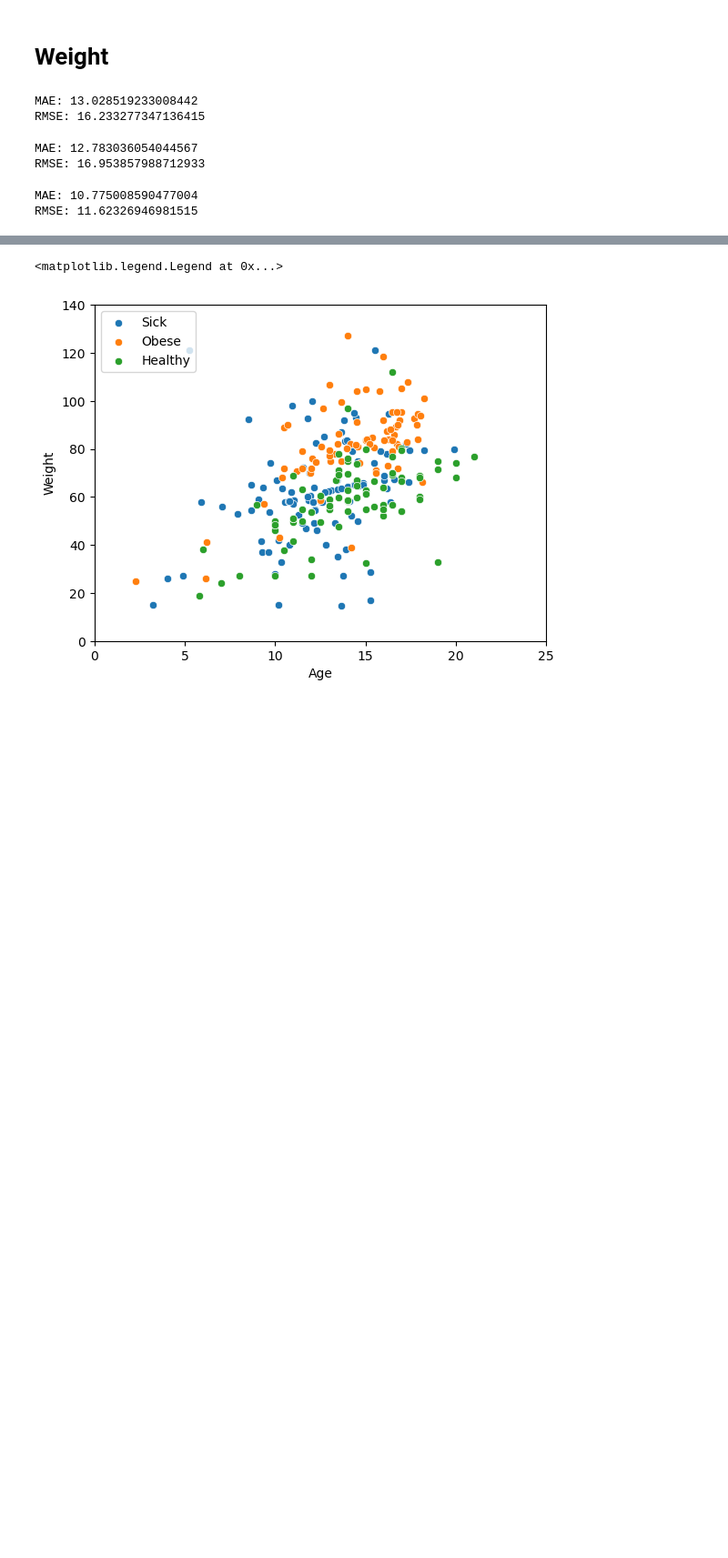
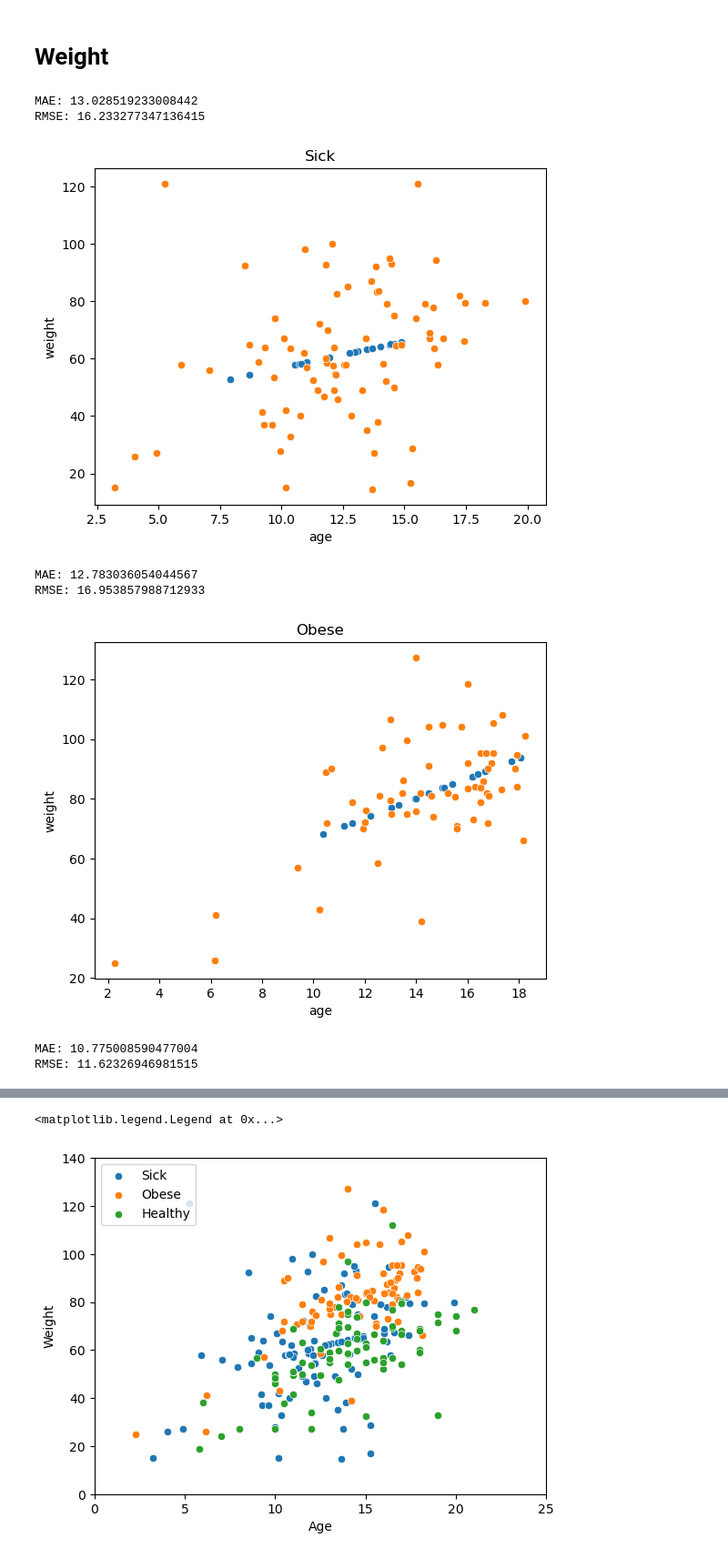
Before and after one commit to jakubpludowski/NAFLD-classifier, a Jupyter notebook: data_loader.ipynb, the cells around one changed output, grey strips where cells are left out. Shown at 91% size. Drawn from its saved outputs; the diff is of its cells as text; code cells hidden in the pictures; blank space fills up the shorter version.

```diff
--- a/data_loader.ipynb
+++ b/data_loader.ipynb
@@ -82,10 +82,51 @@ dataset.describe()
-# %% [markdown]
-# Weight
 # %%
 from sklearn.model_selection import train_test_split
 from sklearn.preprocessing import StandardScaler
 from sklearn.linear_model import RidgeCV
 from sklearn.metrics import mean_absolute_error,mean_squared_error
+# %%
+#####test
+
+set = sick.copy()
+
+
+set_to_predict = set[set['weight'].isnull()][['age', 'weight']].drop('weight', axis = 1)
+set_train = set[set['weight'].notnull()][['age', 'weight']]
+
+assert set.shape[0] == set_to_predict.shape[0] + set_train.shape[0]
+
+X = set_train.drop('weight', axis = 1)
+y = set_train['weight']
+
+X_train, X_test, y_train, y_test = train_test_split(X, y, test_size=0.1, random_state=515)
+
+scaler = StandardScaler()
+scaler.fit(X_train)
+X_train = scaler.transform(X_train)
+X_test = scaler.transform(X_test)
+X_real = scaler.transform(set_to_predict)
+
+alphas = np.arange(0.001,10,0.01)
+ridge_cv_model = RidgeCV(alphas=alphas,scoring='neg_root_mean_squared_error',cv=4,fit_intercept=True)
+ridge_cv_model.fit(X_train,y_train)
+
+
+train_predictions = ridge_cv_model.predict(X_train)
+
+var = mean_squared_error(y_train,train_predictions)
+
+
+
+for i, row in set.iterrows():
+        (weight, age) = row[['weight','age']]
+        if  pd.isnull(weight):
+            prediction = ridge_cv_model.predict(scaler.transform(np.reshape(a = np.array(age),newshape = (1,-1))))
+            E = prediction
+
+
+            set.at[i,'weight'] = np.random.normal(E,var)
+# %% [markdown]
+# Weight
 # %%
 def predict_weight(set, loop=0, plots = False):
     set_to_predict = set[set['weight'].isnull()][['age', 'weight']].drop('weight', axis = 1)
@@ -140,12 +181,14 @@ def predict_weight(set, loop=0, plots = False):
 # %%
 loop = 0
 for set in [sick, obese, healthy]:
-    predict_weight(set, loop, False)
+    predict_weight(set, loop, True)
     loop +=1
 # %% [output]
 MAE: 13.028519233008442
 RMSE: 16.233277347136415
+[figure, added]
 MAE: 12.783036054044567
 RMSE: 16.953857988712933
+[figure, added]
 MAE: 10.775008590477004
 RMSE: 11.62326946981515
```
Also changed, not shown: parts of 25 cells of this notebook, 1 other file.
